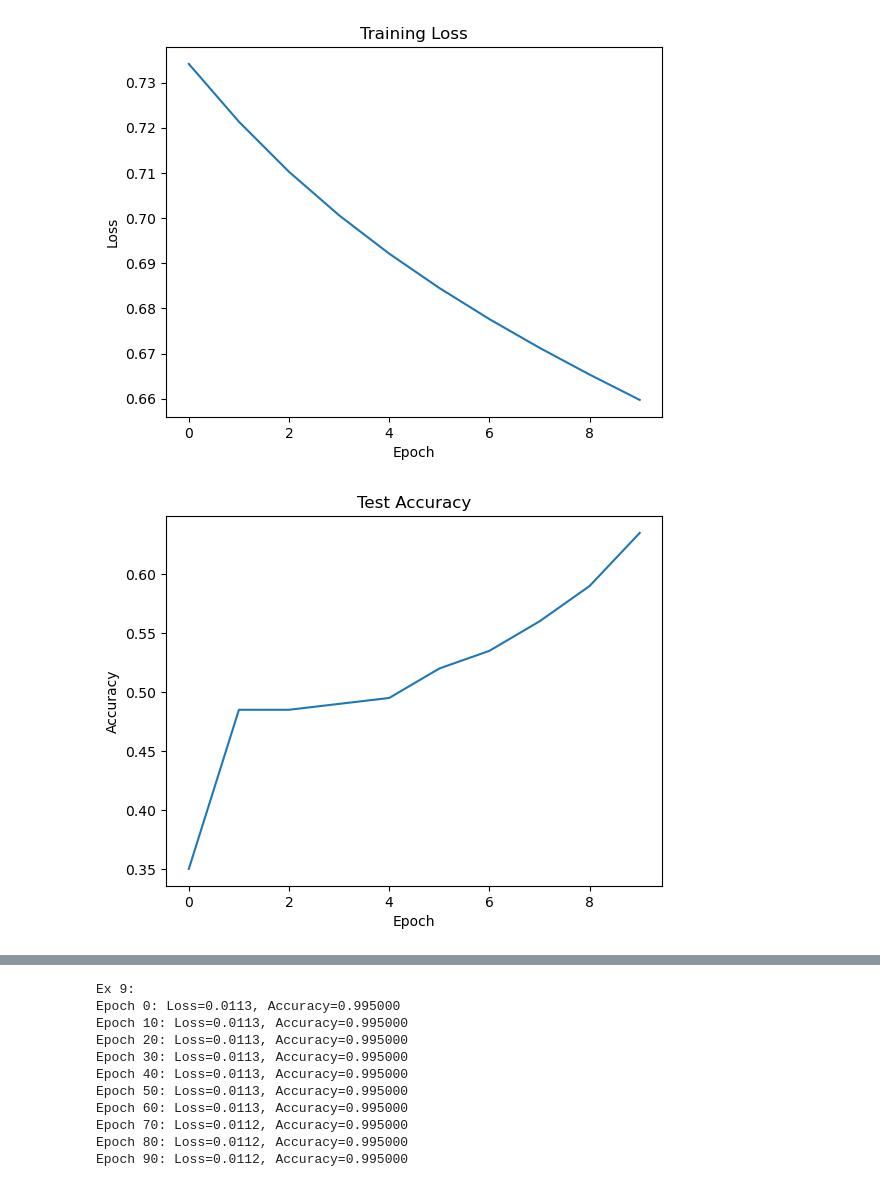
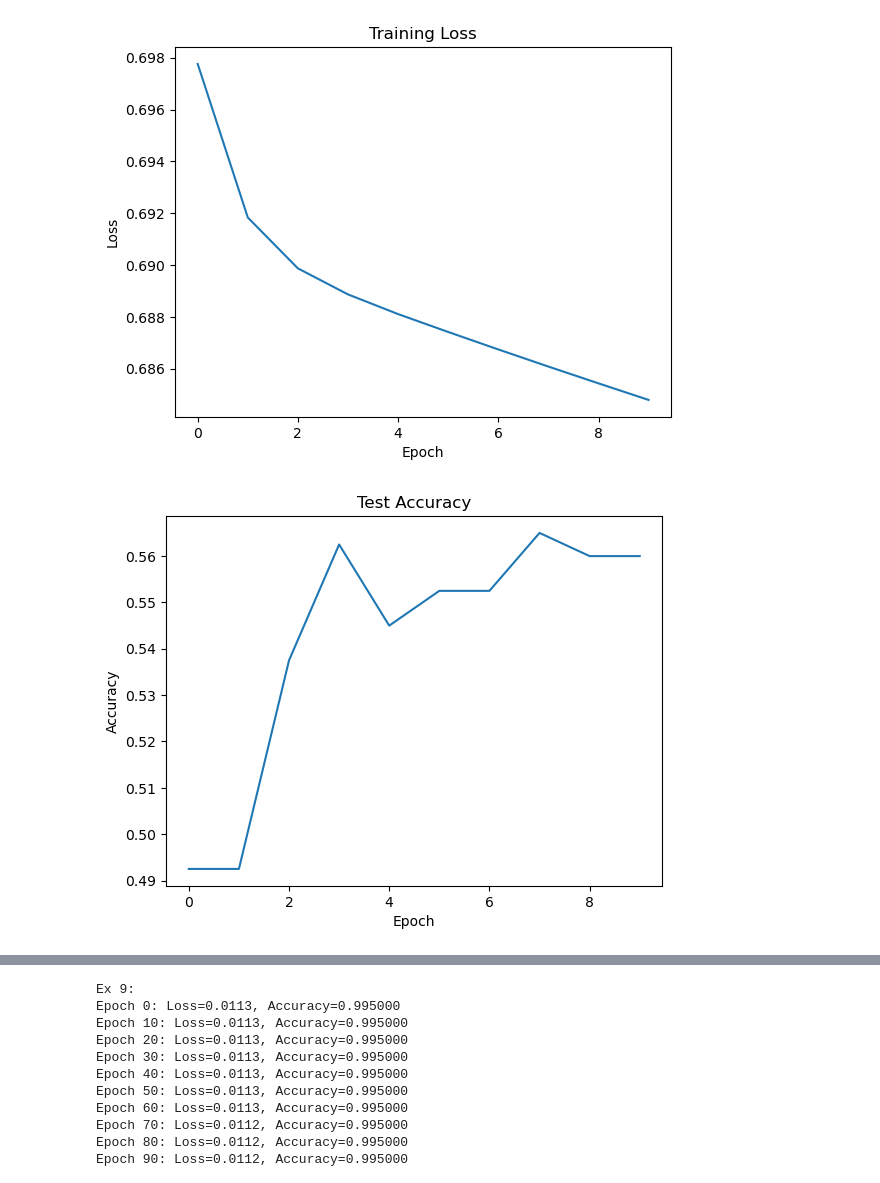
Before and after one commit to 911-LucianGabriel-Bratu/Artificial-Intelligence, a Jupyter notebook: ClassificationWPytorch.ipynb, the cells around one changed output, grey strips where cells are left out. Drawn from its saved outputs; the diff is of its cells as text; code cells hidden in the pictures.

```diff
--- a/ClassificationWPytorch.ipynb
+++ b/ClassificationWPytorch.ipynb
@@ -94,11 +100,14 @@ print("Ex 4:")
 import torch
 import torch.nn as nn
 import torch.optim as optim
-from sklearn.datasets import make_classification
+from sklearn.datasets import make_circles
 from sklearn.model_selection import train_test_split
 
 # Generate toy dataset
-X, y = make_classification(n_samples=1000, n_features=5, n_classes=2, random_state=42)
+n_samples = 2000
+X, y = make_circles(n_samples,
+                    noise=0.05, # a little bit of noise to the dots
+                    random_state=42) # keep random state so we get the same values
 
 # Split into train and test sets
 X_train, X_test, y_train, y_test = train_test_split(X, y, test_size=0.2, random_state=42)
@@ -122,7 +131,7 @@ class TwoLayerLinearPerceptron(nn.Module):
         return x
 
 # Instantiate model
-model = TwoLayerLinearPerceptron(input_size=5, hidden_size=10, output_size=1)
+model = TwoLayerLinearPerceptron(input_size=2, hidden_size=10, output_size=1)
 
 # Define loss function and optimizer
 criterion = nn.BCEWithLogitsLoss()
@@ -175,7 +184,10 @@ from sklearn.datasets import make_classification
 from sklearn.model_selection import train_test_split
 
 # Generate toy dataset
-X, y = make_classification(n_samples=1000, n_features=5, n_classes=2, random_state=42)
+n_samples = 2000
+X, y = make_circles(n_samples,
+                    noise=0.05, # a little bit of noise to the dots
+                    random_state=42) # keep random state so we get the same values
 
 # Split into train and test sets
 X_train, X_test, y_train, y_test = train_test_split(X, y, test_size=0.2, random_state=42)
@@ -199,7 +211,7 @@ class TwoLayerLinearPerceptron(nn.Module):
         return x
 
 # Instantiate model
-model = TwoLayerLinearPerceptron(input_size=5, hidden_size=10, output_size=1)
+model = TwoLayerLinearPerceptron(input_size=2, hidden_size=10, output_size=1)
 
 # Define loss function and optimizer
 criterion = nn.BCEWithLogitsLoss()
@@ -270,7 +282,10 @@ from sklearn.datasets import make_classification
 from sklearn.model_selection import train_test_split
 
 # Generate toy dataset
-X, y = make_classification(n_samples=1000, n_features=5, n_classes=2, random_state=42)
+n_samples = 2000
+X, y = make_circles(n_samples,
+                    noise=0.05, # a little bit of noise to the dots
+                    random_state=42) # keep random state so we get the same values
 
 # Split into train and test sets
 X_train, X_test, y_train, y_test = train_test_split(X, y, test_size=0.2, random_state=42)
@@ -296,7 +311,7 @@ class TwoLayerPerceptron(nn.Module):
         return x
 
 # Instantiate model
-model = TwoLayerPerceptron(input_size=5, hidden_size=10, output_size=1)
+model = TwoLayerPerceptron(input_size=2, hidden_size=10, output_size=1)
 
 # Define loss function and optimizer
 criterion = nn.BCELoss()
@@ -357,5 +372,5 @@ Epoch [100/100], Loss: 0.6597, Test Accuracy: 63.50%
-[figure, old version]
+[figure, new version]
-[figure, old version]
+[figure, new version]
 # %%
 print("Ex 7, 8")
 
```
Also changed, not shown: parts of 5 cells of this notebook.
